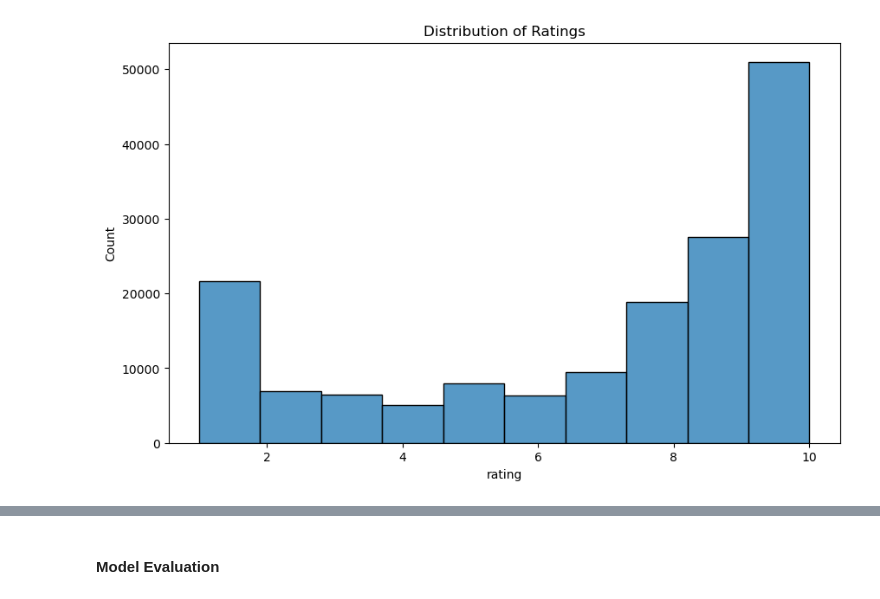
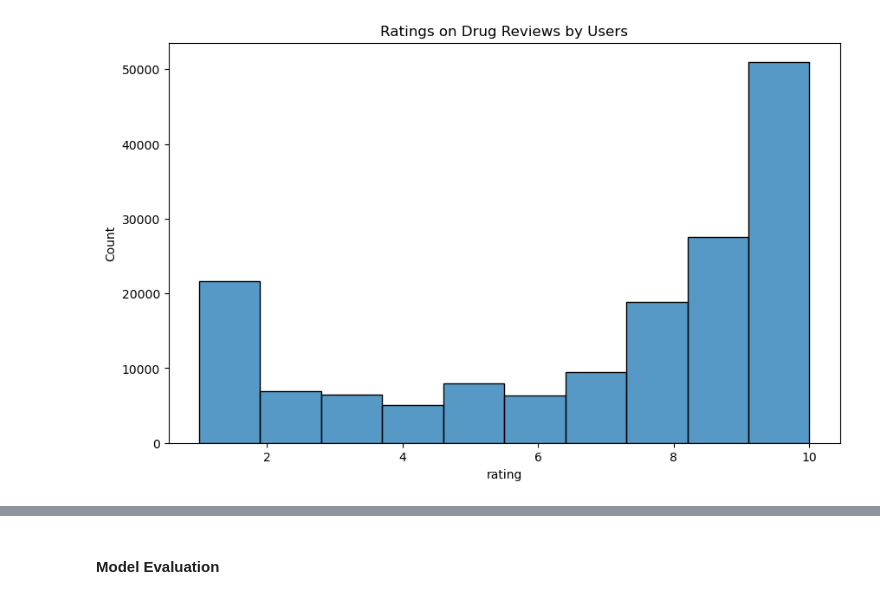
Before and after one commit to EOsamau/DS-Projects, a Jupyter notebook: Drug Reviews NLP/NLP_drug_review.ipynb, the cells around one changed output, grey strips where cells are left out. Drawn from its saved outputs; the diff is of its cells as text; code cells hidden in the pictures.

```diff
--- a/Drug Reviews NLP/NLP_drug_review.ipynb
+++ b/Drug Reviews NLP/NLP_drug_review.ipynb
@@ -69,9 +75,9 @@ train_data.head()
 # %%
 plt.figure(figsize=(10, 6))
 sns.histplot(train_data['rating'], bins=10)
-plt.title('Distribution of Ratings')
-plt.savefig('rating_distribution.png')
+plt.title('Ratings on Drug Reviews by Users')
+plt.savefig('histogram_of_ratings.png')
 plt.show()
 # %% [output]
-[figure, old version]
+[figure, new version]
 # %%
```
Also changed, not shown: parts of 14 cells of this notebook, 3 other files.
